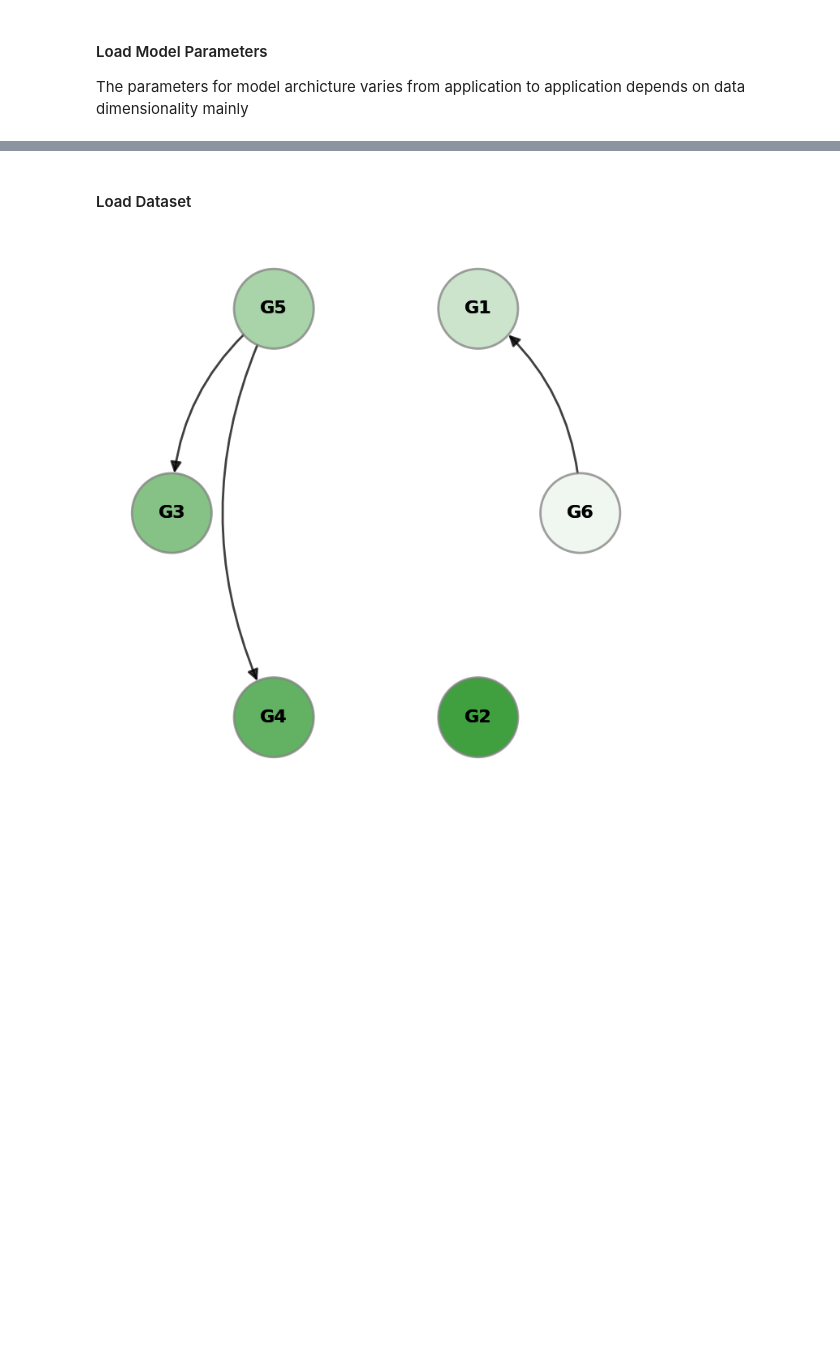
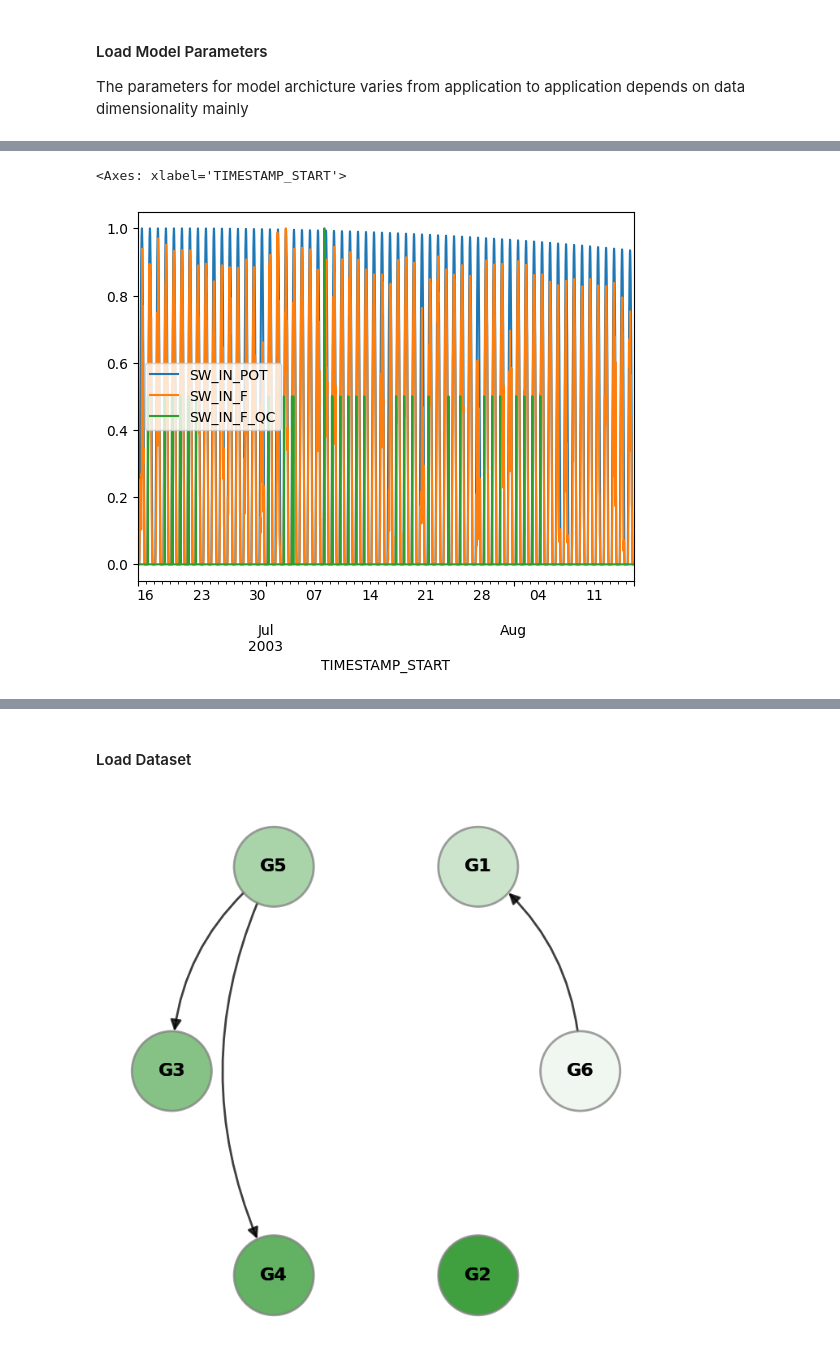
Before and after one commit to wasimahmadpk/gCause, a Jupyter notebook: src/gcdmi_examples.ipynb, the cells around one changed output, grey strips where cells are left out. Drawn from its saved outputs; the diff is of its cells as text; code cells hidden in the pictures; blank space fills up the shorter version.

```diff
--- a/src/gcdmi_examples.ipynb
+++ b/src/gcdmi_examples.ipynb
@@ -59,5 +57,5 @@ batch_size = pars.get('batch_size')
 plot_path = pars.get('plot_path')
 model_name = pars.get('model_name') + '00153'
 # %%
-g1, g2, m = prep.load_geo_data(0, 100)
+data = prep.load_flux_data(0, 100)
 # %% [output]
@@ -64,0 +78,5 @@ NameError: name 'prep' is not defined
+# %%
+data.plot()
+# %% [output]
+<Axes: xlabel='TIMESTAMP_START'>
+[figure, added]
```
Also changed, not shown: parts of 3 cells of this notebook, 1 other file.
